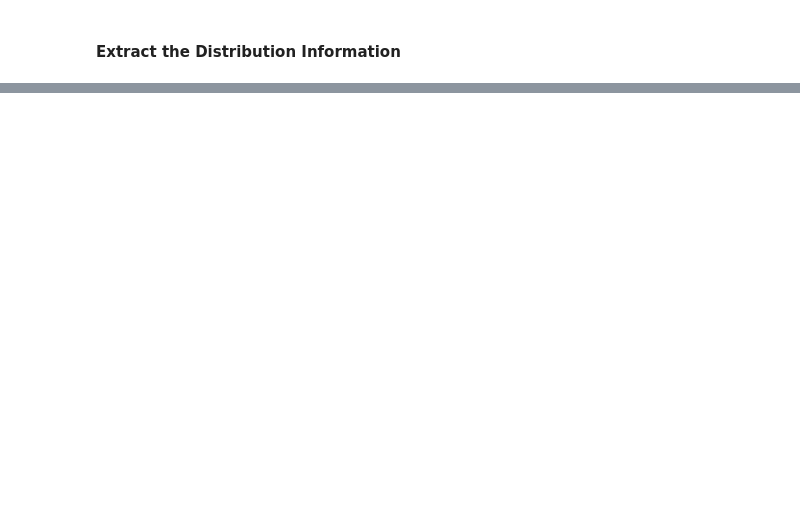
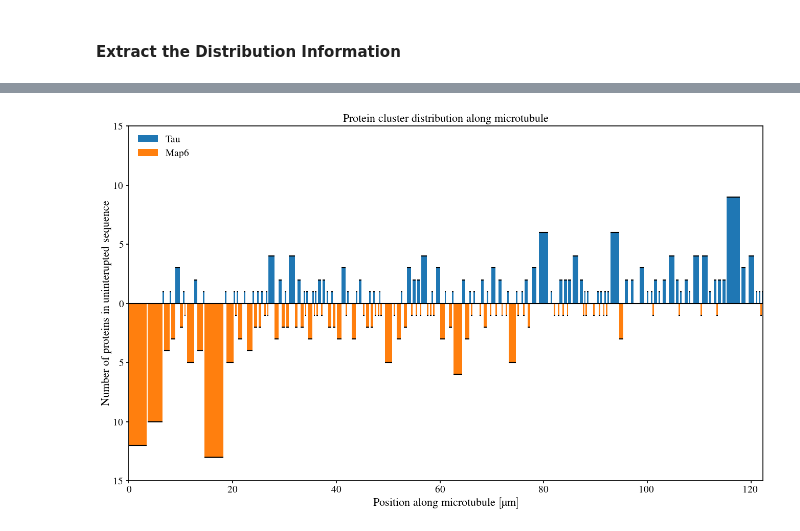
Before and after one commit to CWU-Computational-Biophysics/tau_mts, a Jupyter notebook: analysis.ipynb, the cells around one changed output, grey strips where cells are left out. Saved outputs shown, nothing was run; the diff lists cells and outputs as text; code cells hidden in the pictures; blank space fills up the shorter version.

```diff
--- a/analysis.ipynb
+++ b/analysis.ipynb
@@ -293,0 +430,82 @@ fig, ax = plt.subplots()
+# %%
+# plot the domain information
+# define the figure
+fig, ax = plt.subplots(figsize=(16, 9))
+
+# toggle inversion of the map6 representation
+invert_map6 = True
+
+# get a list of colors
+colors = colormaps["tab10"].colors
+
+# use the domain_df to plot the domain information
+for (i, start_pos, width, end_pos, center_pos, num_proteins, protein_type) in domain_df.itertuples():
+    # skip protein_type 0
+    if protein_type == 0: continue
+
+    # use the protein type to determine the color
+    if protein_type == 1: color = colors[0]
+    elif protein_type == 2: color = colors[1]
+
+    # get height_scale and check for map6 inversion
+    height_scale = 1
+    if protein_type == 2 and invert_map6:
+        height_scale = -1
+
+    # use a point with a horizontal error bar
+    ax.errorbar(
+        center_pos,
+        num_proteins*height_scale,
+        xerr=width / 2,
+        fmt="o",
+        # color=color,
+        color="black",
+        markersize=0
+    )
+
+    # shade the region below the bar with no outline
+    ax.fill_between(
+        [start_pos, end_pos],
+        0,
+        num_proteins*height_scale,
+        color=color,
+        alpha=1,
+        linewidth=0
+    )
+
+# draw a black line at y=0
+ax.axhline(0, color="black")
+
+# make y-axis limits symmetric
+# get the largest value on the y-axis
+y_lim_upper = ax.get_ylim()
+y_lim_upper = max(abs(y_lim_upper[0]), abs(y_lim_upper[1]))
+# round to the nearest multiple of five
+y_lim_upper = 5 * round(y_lim_upper / 5)
+# check if the lower limit should be 0
+y_lim_lower = -y_lim_upper if invert_map6 else 0
+# set the y-axis limits
+ax.set_ylim(y_lim_lower, y_lim_upper)
+
+# relabel the y-axis in absolute value using a formatter
+ax.yaxis.set_major_formatter(plt.FuncFormatter(lambda x, _: f"{abs(x):.0f}"))
+
+# set the labels
+ax.set_xlabel(r"Position along microtubule $\left[\qty{}{\micro\meter}\right]$")
+ax.set_ylabel(r"Number of proteins in uninterupted sequence")
+ax.set_title(r"Protein cluster distribution along microtubule")
+
+# add a legend with a label for map6 and tau using artists
+# the label should be a colored rectangle
+tau_label = plt.Rectangle((0, 0), 1, 1, fc=colors[0])
+map6_label = plt.Rectangle((0, 0), 1, 1, fc=colors[1])
+# tau_label = plt.Line2D([0], [0], marker="o", color="w", markerfacecolor=colors[0], markersize=10)
+# map6_label = plt.Line2D([0], [0], marker="o", color="w", markerfacecolor=colors[1], markersize=10)
+# add legend to the upper-left
+# ax.legend([tau_label, map6_label], ["Tau", "Map6"])
+ax.legend([tau_label, map6_label], ["Tau", "Map6"], loc="upper left")
+
+# save the figure
+fig.savefig(figure_dir / r"protein_cluster_distribution")
+# %% [output]
+[figure, added]
```
Also changed, not shown: parts of 14 cells of this notebook, 9 other files.
